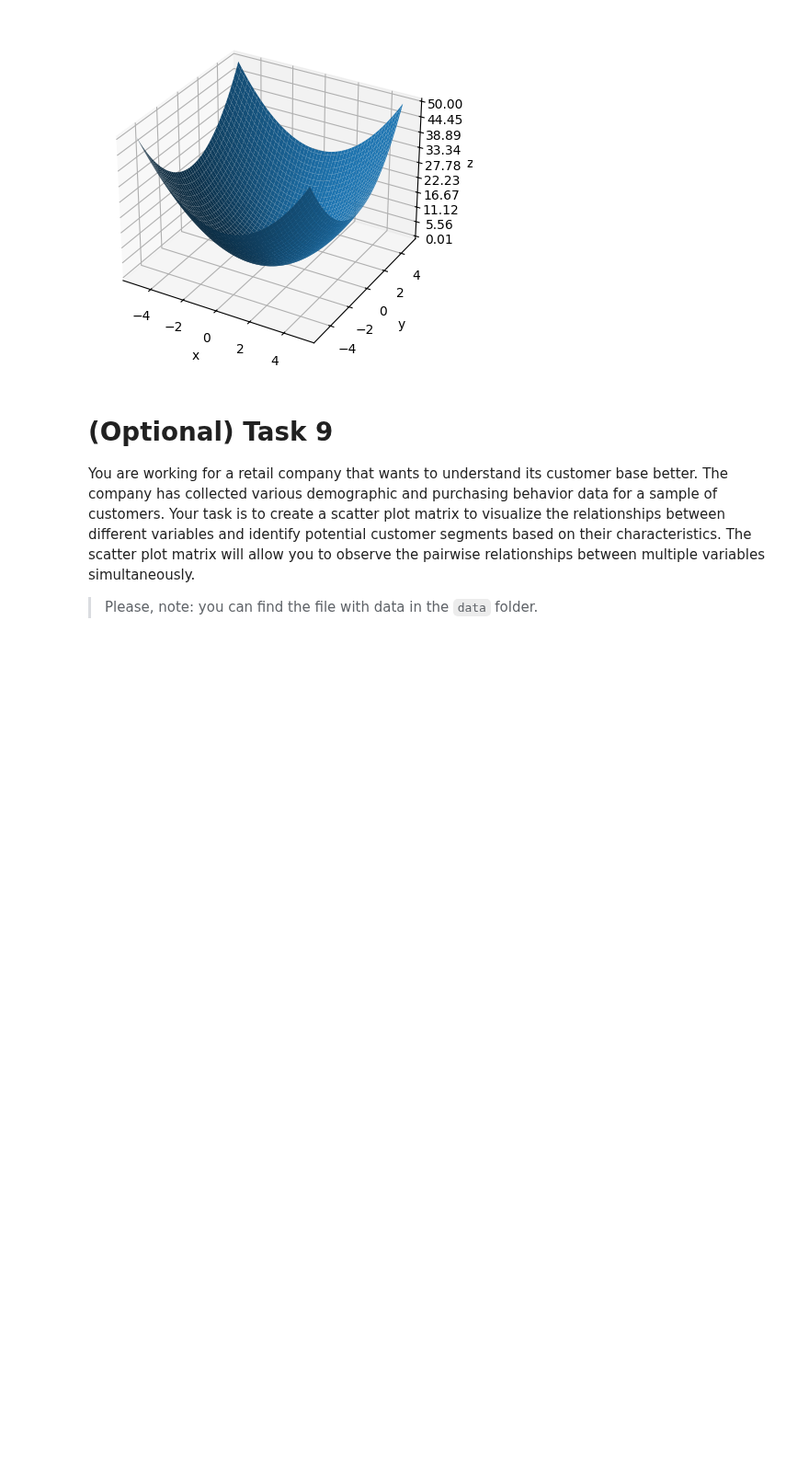
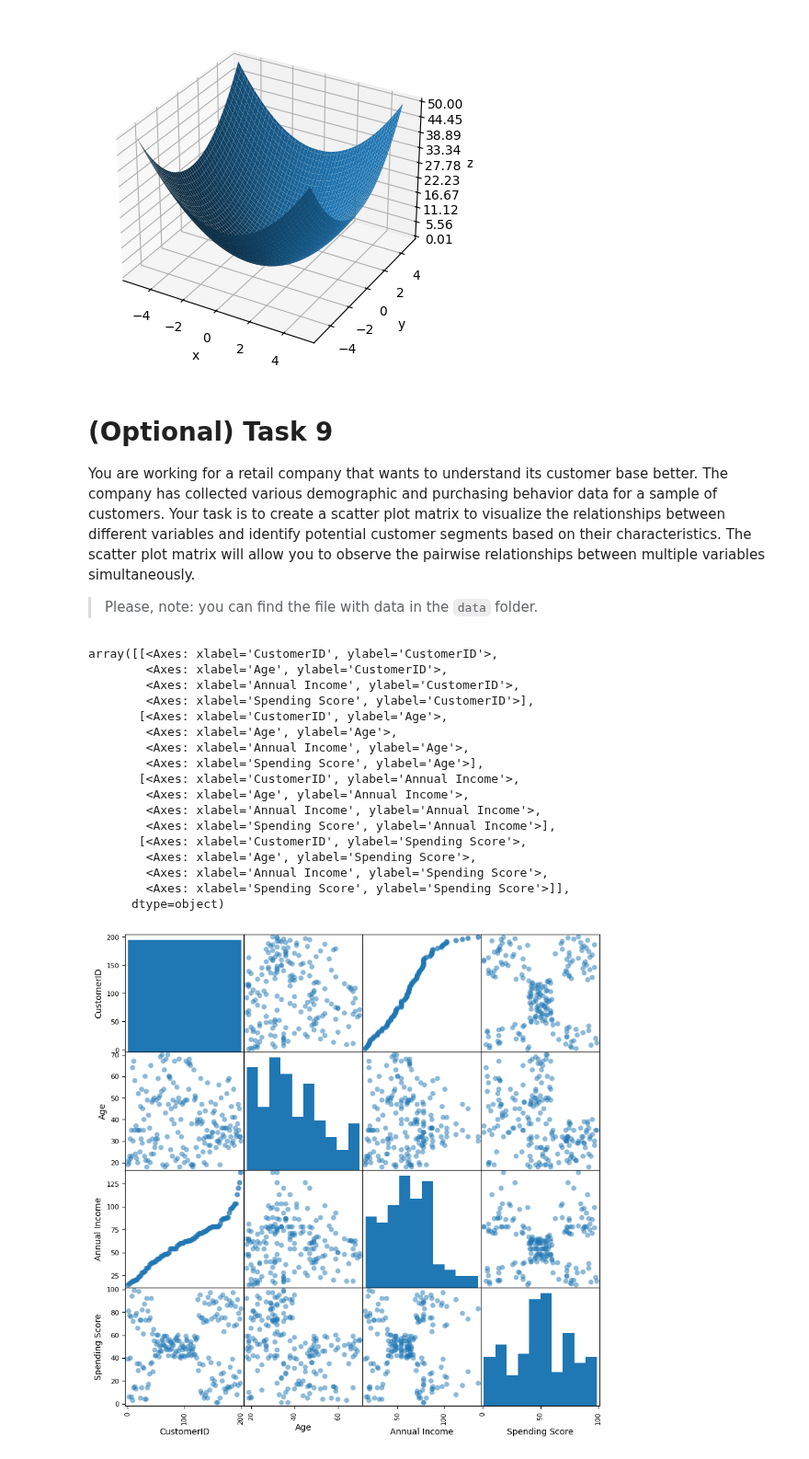
Before and after one commit to mate-academy/py-matplotlib, a Jupyter notebook: app/matplotlib.ipynb, the cells around one changed output. Shown at 92% size. Cells and saved outputs as stored; diff of their text form; code cells hidden in the pictures; blank space fills up the shorter version.

```diff
--- a/app/matplotlib.ipynb
+++ b/app/matplotlib.ipynb
@@ -220,3 +218,28 @@ You are working for a retail company that wants to understand its customer base
 > Please, note: you can find the file with data in the `data` folder.
 # %%
 # write your code here
+# %%
+df = pd.read_csv("../data/customer_data.csv")
+
+# df["Gender"] = df["Gender"].cat.codes
+
+pd.plotting.scatter_matrix(df, figsize=(10, 10), grid=True, marker="o")
+# %% [output]
+array([[<Axes: xlabel='CustomerID', ylabel='CustomerID'>,
+        <Axes: xlabel='Age', ylabel='CustomerID'>,
+        <Axes: xlabel='Annual Income', ylabel='CustomerID'>,
+        <Axes: xlabel='Spending Score', ylabel='CustomerID'>],
+       [<Axes: xlabel='CustomerID', ylabel='Age'>,
+        <Axes: xlabel='Age', ylabel='Age'>,
+        <Axes: xlabel='Annual Income', ylabel='Age'>,
+        <Axes: xlabel='Spending Score', ylabel='Age'>],
+       [<Axes: xlabel='CustomerID', ylabel='Annual Income'>,
+        <Axes: xlabel='Age', ylabel='Annual Income'>,
+        <Axes: xlabel='Annual Income', ylabel='Annual Income'>,
+        <Axes: xlabel='Spending Score', ylabel='Annual Income'>],
+       [<Axes: xlabel='CustomerID', ylabel='Spending Score'>,
+        <Axes: xlabel='Age', ylabel='Spending Score'>,
+        <Axes: xlabel='Annual Income', ylabel='Spending Score'>,
+        <Axes: xlabel='Spending Score', ylabel='Spending Score'>]],
+      dtype=object)
+[figure, added]
```
Also changed, not shown: parts of 1 cell of this notebook.
